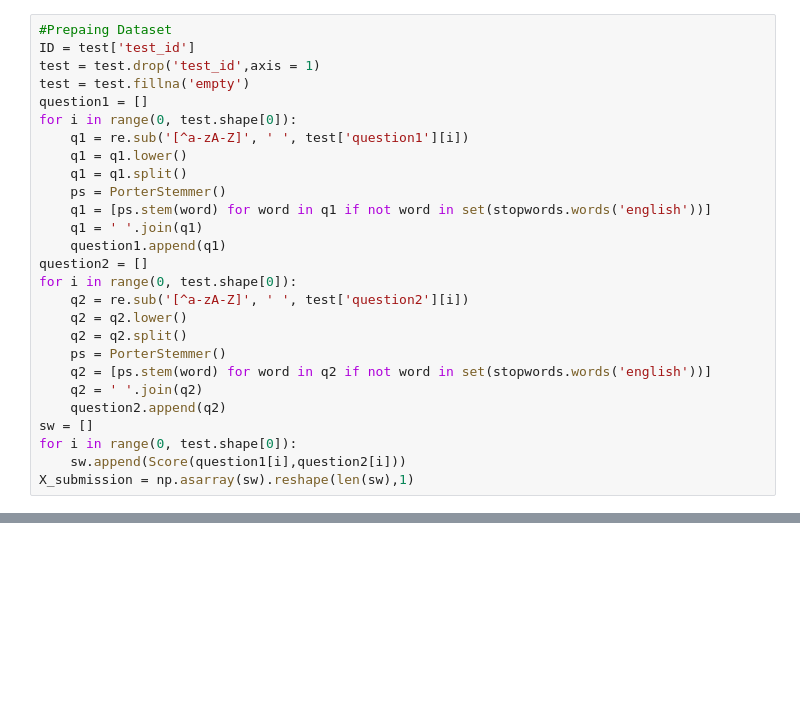
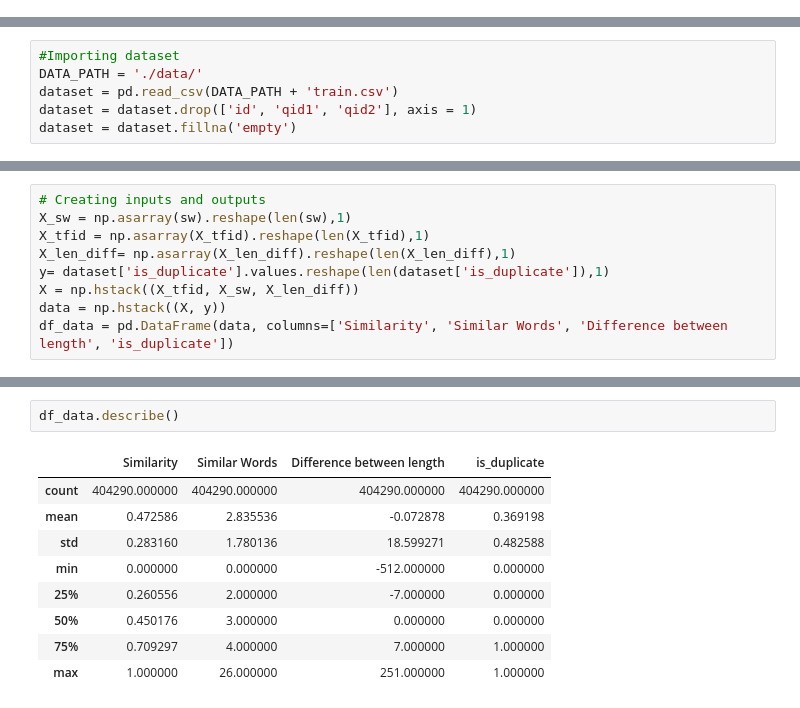
Before and after one commit to arjunsurendran24/Finding-Duplicates-in-Quora-Questions-Using-NLTK-and-Gradient-Boosting, a Jupyter notebook: Quora Question Pair.ipynb, the cells around one changed output, grey strips where cells are left out. Saved outputs shown, nothing was run; the diff lists cells and outputs as text; blank space fills up the shorter version.

```diff
--- a/Quora Question Pair.ipynb
+++ b/Quora Question Pair.ipynb
@@ -89,27 +0,0 @@ test = pd.read_csv('test.csv')
-# %%
-#Prepaing Dataset
-ID = test['test_id']
-test = test.drop('test_id',axis = 1)
-test = test.fillna('empty')
-question1 = []
-for i in range(0, test.shape[0]):
-    q1 = re.sub('[^a-zA-Z]', ' ', test['question1'][i])
-    q1 = q1.lower()
-    q1 = q1.split()
-    ps = PorterStemmer()
-    q1 = [ps.stem(word) for word in q1 if not word in set(stopwords.words('english'))]
-    q1 = ' '.join(q1)
-    question1.append(q1)
-question2 = []
-for i in range(0, test.shape[0]):
-    q2 = re.sub('[^a-zA-Z]', ' ', test['question2'][i])
-    q2 = q2.lower()
-    q2 = q2.split()
-    ps = PorterStemmer()
-    q2 = [ps.stem(word) for word in q2 if not word in set(stopwords.words('english'))]
-    q2 = ' '.join(q2)
-    question2.append(q2)
-sw = []
-for i in range(0, test.shape[0]):
-    sw.append(Score(question1[i],question2[i]))
-X_submission = np.asarray(sw).reshape(len(sw),1)
@@ -123,0 +9,6 @@ outdata.to_csv('Quora.csv', index = None)
+# %%
+#Importing dataset
+DATA_PATH = './data/'
+dataset = pd.read_csv(DATA_PATH + 'train.csv')
+dataset = dataset.drop(['id', 'qid1', 'qid2'], axis = 1)
+dataset = dataset.fillna('empty')
@@ -123,0 +144,9 @@ outdata.to_csv('Quora.csv', index = None)
+# %%
+# Creating inputs and outputs
+X_sw = np.asarray(sw).reshape(len(sw),1)
+X_tfid = np.asarray(X_tfid).reshape(len(X_tfid),1)
+X_len_diff= np.asarray(X_len_diff).reshape(len(X_len_diff),1)
+y= dataset['is_duplicate'].values.reshape(len(dataset['is_duplicate']),1)
+X = np.hstack((X_tfid, X_sw, X_len_diff))
+data = np.hstack((X, y))
+df_data = pd.DataFrame(data, columns=['Similarity', 'Similar Words', 'Difference between length', 'is_duplicate'])
@@ -123,0 +164,12 @@ outdata.to_csv('Quora.csv', index = None)
+# %%
+df_data.describe()
+# %% [output]
+|  | Similarity | Similar Words | Difference between length | is_duplicate |
+| count | 404290.000000 | 404290.000000 | 404290.000000 | 404290.000000 |
+| mean | 0.472586 | 2.835536 | -0.072878 | 0.369198 |
+| std | 0.283160 | 1.780136 | 18.599271 | 0.482588 |
+| min | 0.000000 | 0.000000 | -512.000000 | 0.000000 |
+| 25% | 0.260556 | 2.000000 | -7.000000 | 0.000000 |
+| 50% | 0.450176 | 3.000000 | 0.000000 | 0.000000 |
+| 75% | 0.709297 | 4.000000 | 7.000000 | 1.000000 |
+| max | 1.000000 | 26.000000 | 251.000000 | 1.000000 |
```
Also changed, not shown: parts of 34 cells of this notebook.
